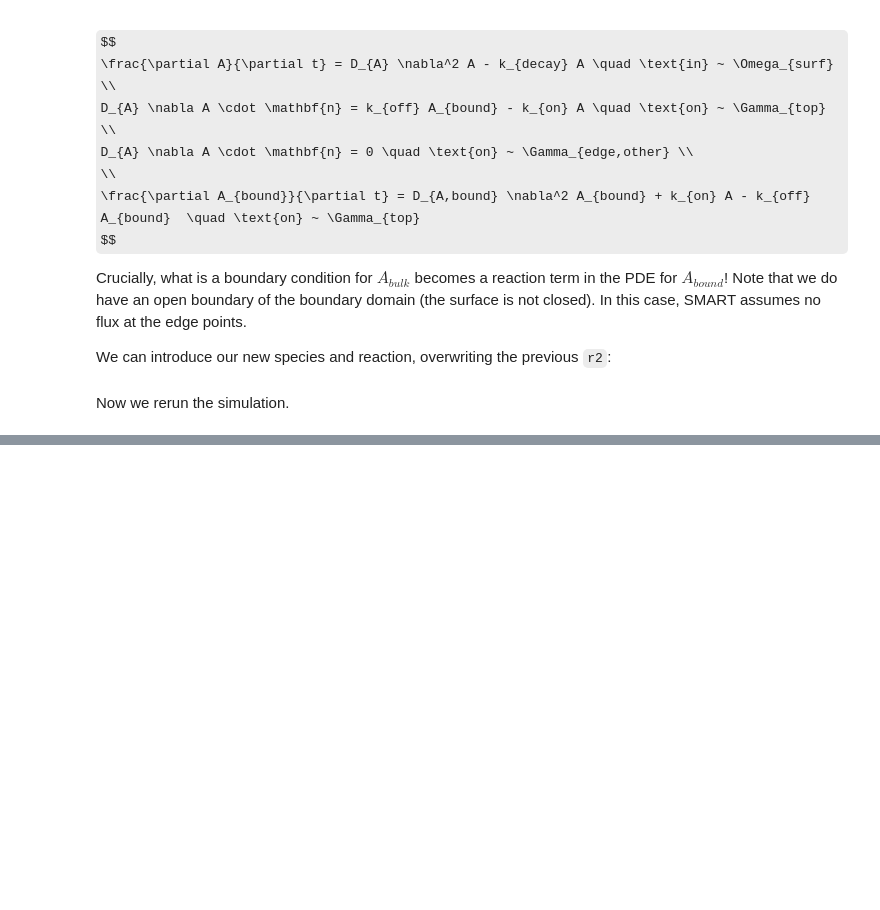
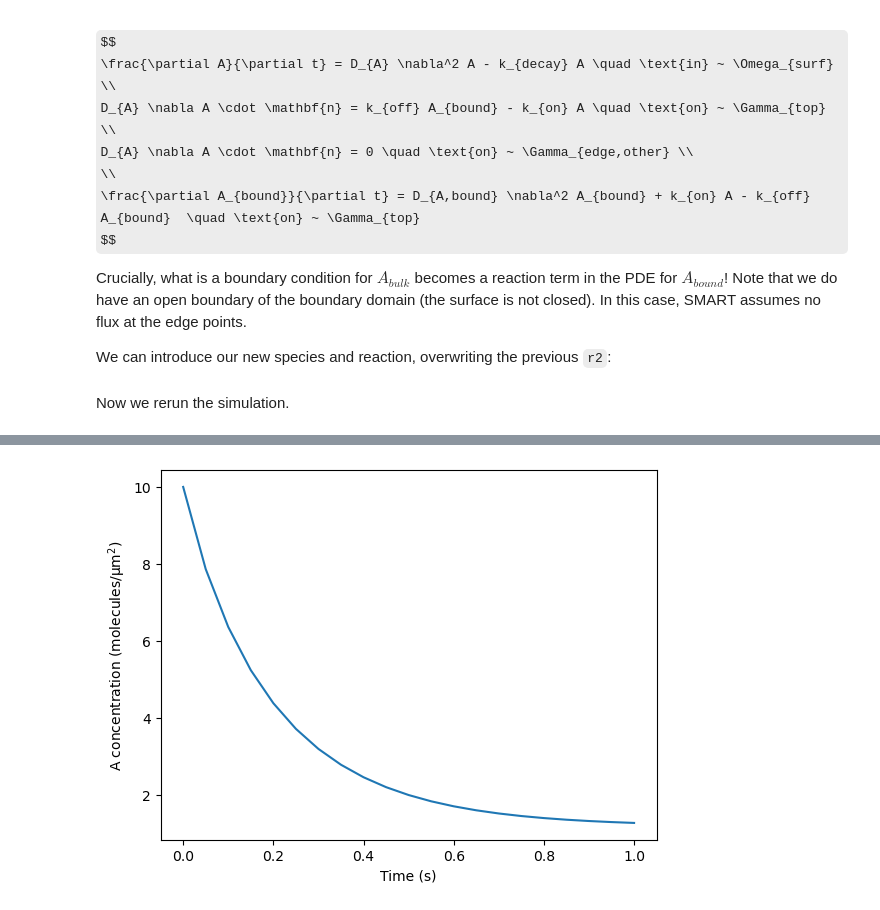
Before and after one commit to RangamaniLabUCSD/smart-tutorial, a Jupyter notebook: smart_minimal.ipynb, the cells around one changed output, grey strips where cells are left out. Drawn from its saved outputs; the diff is of its cells as text; code cells hidden in the pictures; some formulas as TeX source; blank space fills up the shorter version.

```diff
--- a/smart_minimal.ipynb
+++ b/smart_minimal.ipynb
@@ -214,16 +211,20 @@ config_cur = config.Config()
 model_cur = model.Model(pc, sc, cc, rc, config_cur, parent_mesh)
 config_cur.solver.update({"final_t": 1.0, "initial_dt": 0.1})
 model_cur.initialize()
-results = d.XDMFFile(model_cur.mpi_comm_world, "A.xdmf")
-results.parameters["flush_output"] = True
-results.write(model_cur.sc["A"].sol, model_cur.t)
+results = dict()
+for species_name, species in model_cur.sc.items:
+    results[species_name] = d.XDMFFile(model_cur.mpi_comm_world, f"{species_name}.xdmf")
+    results[species_name].parameters["flush_output"] = True
+    results[species_name].write(model_cur.sc[species_name].sol, model_cur.t)
 dx = d.Measure("dx", domain=model_cur.cc["surf"].dolfin_mesh)
 volume = d.assemble(1.0*dx)
 int_val = d.assemble(model_cur.sc["A"].sol*dx)
 avg_A = [int_val/volume]
 while True:
     model_cur.monolithic_solve()
-    results.write(model_cur.sc["A"].sol, model_cur.t)
+    print(f"Done with t = {model_cur.t}")
+    for species_name, species in model_cur.sc.items:
+        results[species_name].write(model_cur.sc[species_name].sol, model_cur.t)
     int_val = d.assemble(model_cur.sc["A"].sol*dx)
     avg_A.append(int_val / volume)
     if model_cur.t >= model_cur.final_t:
@@ -243,4 +263,5 @@ mesh_tools.write_mesh(dmesh, mf2, mf3, "ellipsoid.h5")
 # %%
+mesh_file = "ellipsoid.h5"
 D_unit = unit.um**2 / unit.s
 conc_unit = unit.molecule / unit.um**3
 surf_unit = unit.molecule / unit.um**2
@@ -251,8 +272,7 @@ kdecay_var = Parameter("kdecay", 0, 1/unit.s)
 r1_var = Reaction("r1", ["A"], [], param_map={"k":"kdecay"},
                                         species_map={"sp":"A"}, eqn_f_str="k*sp")
 A_bound_var = Species("A_bound", 0.0, surf_unit, 0.01, D_unit, "pm")
-# kon_var = Parameter("kon", 1.0, unit.um/unit.s)
-kon_var = Parameter.from_expression("kon", "exp(-5*x)", unit.um/unit.s)
+kon_var = Parameter("kon", 1.0, unit.um/unit.s)
 koff_var = Parameter("koff", 1.0, 1/unit.s)
 r2_var = Reaction("r2", ["A"], ["A_bound"], param_map={"on":"kon", "off": "koff"},
                                        eqn_f_str="A*kon - A_bound*koff", explicit_restriction_to_domain="pm")
@@ -264,7 +284,7 @@ pc = ParameterContainer()
 pc.add([kdecay_var, kon_var, koff_var])
 rc = ReactionContainer()
 rc.add([r1_var, r2_var])
-parent_mesh = mesh.ParentMesh(mesh_filename="spot_mesh.h5", mesh_filetype="hdf5", name="parent_mesh")
+parent_mesh = mesh.ParentMesh(mesh_filename=mesh_file, mesh_filetype="hdf5", name="parent_mesh")
 config_cur = config.Config()
 model_cur = model.Model(pc, sc, cc, rc, config_cur, parent_mesh)
 config_cur.solver.update({"final_t": 1.0, "initial_dt": 0.05})
@@ -277,8 +297,10 @@ for species_name, species in model_cur.sc.items:
 avg_A = [A_var.initial_condition]
 dx = d.Measure("dx", domain=model_cur.cc["cyto"].dolfin_mesh)
 volume = d.assemble(1.0*dx)
+logger.setLevel(logging.WARNING) # suppress excessive output
 while True:
     model_cur.monolithic_solve()
+    print(f"Done with t = {model_cur.t}")
     for species_name, species in model_cur.sc.items:
         results[species_name].write(model_cur.sc[species_name].sol, model_cur.t)
     int_val = d.assemble(model_cur.sc["A"].sol*dx)
@@ -355,0 +344,64 @@ plt.show()
+# %%
+curv_sens = True
+spatial_param = False
+
+D_unit = unit.um**2 / unit.s
+conc_unit = unit.molecule / unit.um**3
+surf_unit = unit.molecule / unit.um**2
+cyto_var = Compartment("cyto", 3, unit.um, 1)
+pm_var = Compartment("pm", 2, unit.um, 10)
+A_var = Species("A", 10, conc_unit, 0.1, D_unit, "cyto")
+kdecay_var = Parameter("kdecay", 0, 1/unit.s)
+r1_var = Reaction("r1", ["A"], [], param_map={"k":"kdecay"},
+                                        species_map={"sp":"A"}, eqn_f_str="k*sp")
+A_bound_var = Species("A_bound", 0.0, surf_unit, 0.01, D_unit, "pm")
+if spatial_param:
+    kon_var = Parameter.from_expression("kon", "exp(-5*x)", unit.um/unit.s)
+else:
+    kon_var = Parameter("kon", 1.0, unit.um/unit.s)
+koff_var = Parameter("koff", 1.0, 1/unit.s)
+cc = CompartmentContainer()
+sc = SpeciesContainer()
+pc = ParameterContainer()
+rc = ReactionContainer()
+if curv_sens:
+    curv0_var = Parameter("curv0", max(mf_curv.array())/2, 1/unit.um)
+    r2_var = Reaction("r2", ["A"], ["A_bound"], param_map={"on":"kon", "off": "koff", "curv0": "curv0"},
+                                        eqn_f_str="A*kon*exp(-curv/curv0) - A_bound*koff", explicit_restriction_to_domain="pm")
+    pc.add([curv0_var])
+else:
+    r2_var = Reaction("r2", ["A"], ["A_bound"], param_map={"on":"kon", "off": "koff"},
+                                       eqn_f_str="A*kon - A_bound*koff", explicit_restriction_to_domain="pm")
+cc.add([cyto_var, pm_var])
+sc.add([A_var, A_bound_var])
+pc.add([kdecay_var, kon_var, koff_var])
+rc.add([r1_var, r2_var])
+
+config_cur = config.Config()
+model_cur = model.Model(pc, sc, cc, rc, config_cur, parent_mesh)
+config_cur.solver.update({"final_t": 1.0, "initial_dt": 0.05})
+model_cur.initialize()
+results = dict()
+for species_name, species in model_cur.sc.items:
+    results[species_name] = d.XDMFFile(model_cur.mpi_comm_world, f"{species_name}.xdmf")
+    results[species_name].parameters["flush_output"] = True
+    results[species_name].write(model_cur.sc[species_name].sol, model_cur.t)
+# save curvature for easy reference
+d.File("curv.pvd") << model_cur.mf0_to_fun(mf_curv, A_bound_var.V)
+avg_A = [A_var.initial_condition]
+dx = d.Measure("dx", domain=model_cur.cc["cyto"].dolfin_mesh)
+volume = d.assemble(1.0*dx)
+while True:
+    model_cur.monolithic_solve()
+    print(f"Done with t = {model_cur.t}")
+    for species_name, species in model_cur.sc.items:
+        results[species_name].write(model_cur.sc[species_name].sol, model_cur.t)
+    int_val = d.assemble(model_cur.sc["A"].sol*dx)
+    avg_A.append(int_val / volume)
+    if model_cur.t >= model_cur.final_t:
+        break
+plt.plot(model_cur.tvec, avg_A)
+plt.xlabel('Time (s)')
+plt.ylabel('A concentration $\mathrm{(molecules/μm^2)}$')
+plt.show()
+# %% [output]
@@ -355,0 +425 @@ plt.show()
+[figure, added]
```
Also changed, not shown: parts of 13 cells of this notebook, 9 other files.
